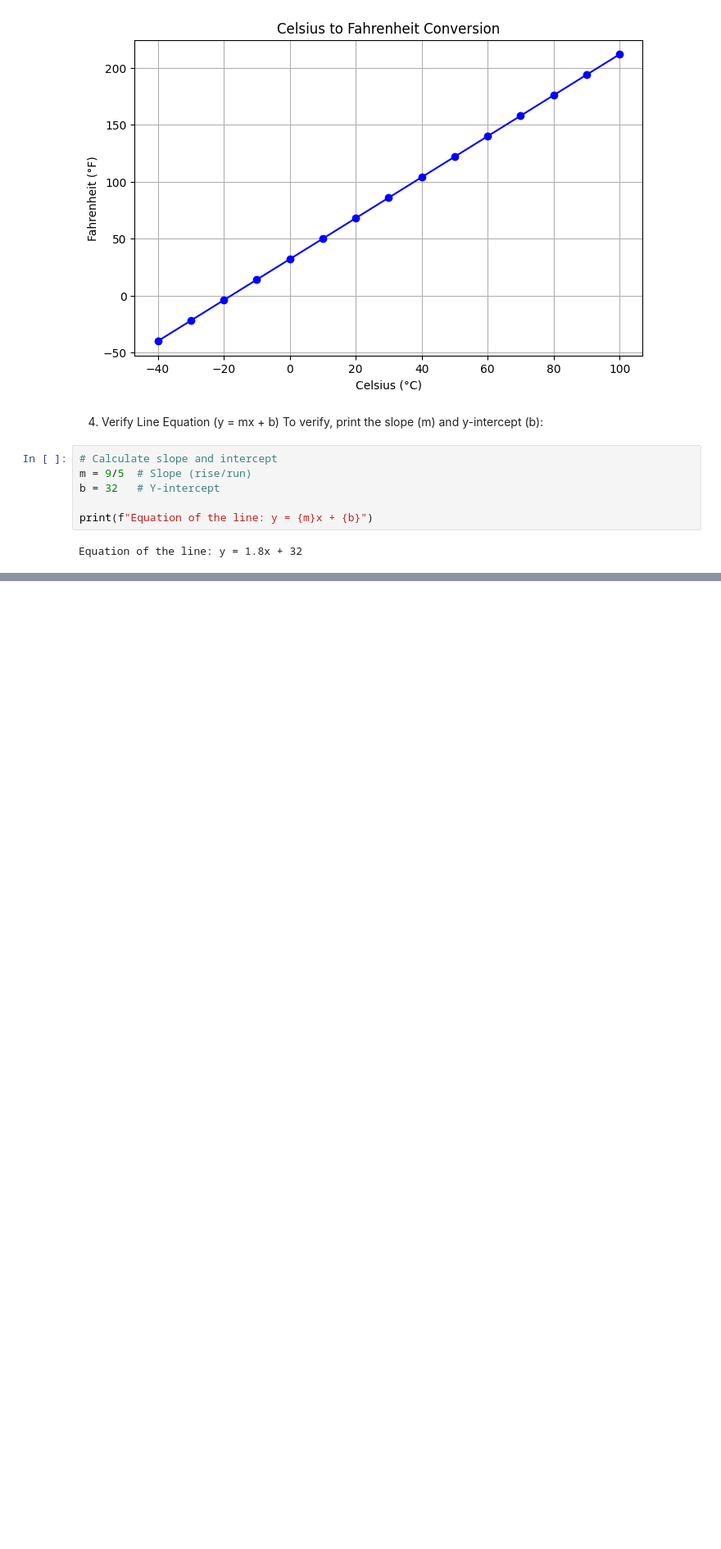
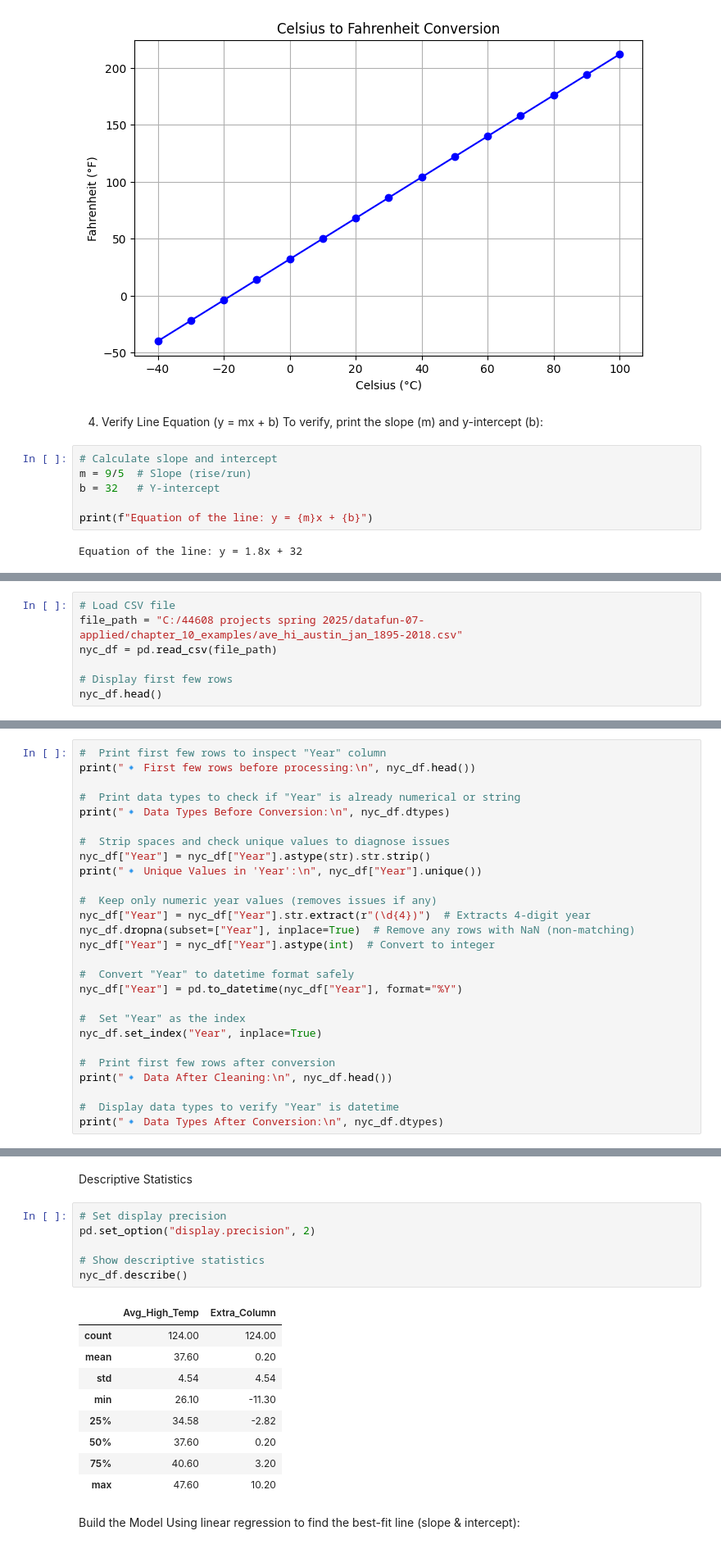
Before and after one commit to kersha0530/datafun-07-applied, a Jupyter notebook: kersha_ml.ipynb, the cells around one changed output, grey strips where cells are left out. Shown: that part at 82% size. Cells and saved outputs as stored; diff of their text form; blank space fills up the shorter version.

```diff
--- a/kersha_ml.ipynb
+++ b/kersha_ml.ipynb
@@ -92,0 +105,7 @@ Equation of the line: y = 1.8x + 32
+# %%
+# Load CSV file
+file_path = "C:/44608 projects spring 2025/datafun-07-applied/chapter_10_examples/ave_hi_austin_jan_1895-2018.csv"
+nyc_df = pd.read_csv(file_path)
+
+# Display first few rows
+nyc_df.head()
@@ -92,0 +119,27 @@ Equation of the line: y = 1.8x + 32
+# %%
+#  Print first few rows to inspect "Year" column
+print("🔹 First few rows before processing:\n", nyc_df.head())
+
+#  Print data types to check if "Year" is already numerical or string
+print("🔹 Data Types Before Conversion:\n", nyc_df.dtypes)
+
+#  Strip spaces and check unique values to diagnose issues
+nyc_df["Year"] = nyc_df["Year"].astype(str).str.strip()
+print("🔹 Unique Values in 'Year':\n", nyc_df["Year"].unique())
+
+#  Keep only numeric year values (removes issues if any)
+nyc_df["Year"] = nyc_df["Year"].str.extract(r"(\d{4})")  # Extracts 4-digit year
+nyc_df.dropna(subset=["Year"], inplace=True)  # Remove any rows with NaN (non-matching)
+nyc_df["Year"] = nyc_df["Year"].astype(int)  # Convert to integer
+
+#  Convert "Year" to datetime format safely
+nyc_df["Year"] = pd.to_datetime(nyc_df["Year"], format="%Y")
+
+#  Set "Year" as the index
+nyc_df.set_index("Year", inplace=True)
+
+#  Print first few rows after conversion
+print("🔹 Data After Cleaning:\n", nyc_df.head())
+
+#  Display data types to verify "Year" is datetime
+print("🔹 Data Types After Conversion:\n", nyc_df.dtypes)
@@ -92,0 +178,21 @@ Equation of the line: y = 1.8x + 32
+# %% [markdown]
+Descriptive Statistics
+# %%
+# Set display precision
+pd.set_option("display.precision", 2)
+
+# Show descriptive statistics
+nyc_df.describe()
+# %% [output]
+|  | Avg_High_Temp | Extra_Column |
+| count | 124.00 | 124.00 |
+| mean | 37.60 | 0.20 |
+| std | 4.54 | 4.54 |
+| min | 26.10 | -11.30 |
+| 25% | 34.58 | -2.82 |
+| 50% | 37.60 | 0.20 |
+| 75% | 40.60 | 3.20 |
+| max | 47.60 | 10.20 |
+# %% [markdown]
+Build the Model
+Using linear regression to find the best-fit line (slope & intercept):
```
Also changed, not shown: parts of 10 cells of this notebook.
